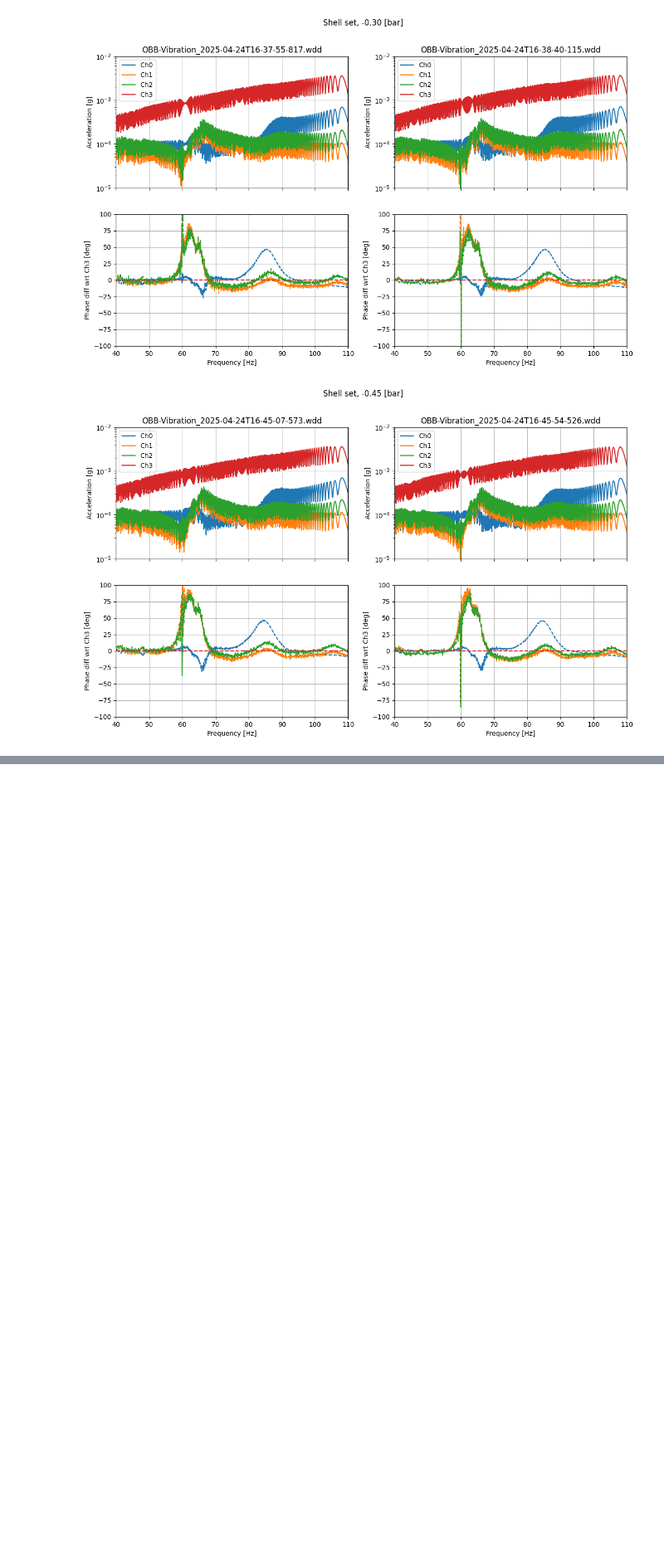
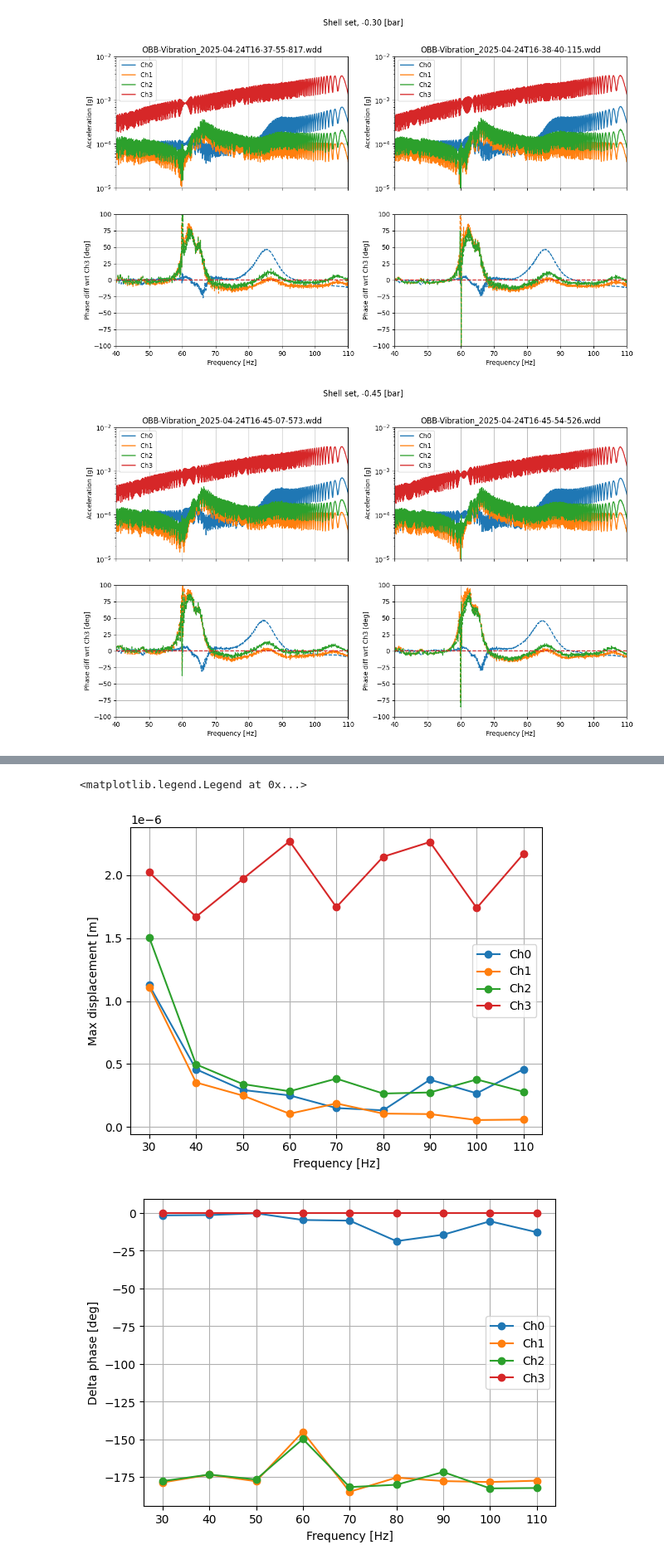
Before and after one commit to runabriguglio/SPLATT, a Jupyter notebook: splattsw/testAnalyseSweepAcc.ipynb, the cells around one changed output, grey strips where cells are left out. Shown at 83% size. Drawn from its saved outputs; the diff is of its cells as text; code cells hidden in the pictures; blank space fills up the shorter version.

```diff
--- a/splattsw/testAnalyseSweepAcc.ipynb
+++ b/splattsw/testAnalyseSweepAcc.ipynb
@@ -159,0 +187,60 @@ analyse_wdflist(wdflist, titles = ['Shell RIP, -0.00 [bar]', 'Shell set, -0.00 [
+# %%
+single_freq_wdfs = ['OBB-Vibration_2025-04-28T11-24-21-198.wdd',
+                    'OBB-Vibration_2025-04-28T11-25-06-847.wdd',
+                    'OBB-Vibration_2025-04-28T11-25-52-527.wdd',
+                    'OBB-Vibration_2025-04-28T11-26-38-168.wdd',
+                    'OBB-Vibration_2025-04-28T11-27-23-827.wdd',
+                    'OBB-Vibration_2025-04-28T11-28-09-464.wdd',
+                    'OBB-Vibration_2025-04-28T11-28-55-143.wdd',
+                    'OBB-Vibration_2025-04-28T11-29-40-787.wdd',
+                    'OBB-Vibration_2025-04-28T11-30-26-461.wdd']
+
+f_vec = np.arange(9)*10+30
+
+max_disp = np.zeros([len(f_vec),4])
+dphi = np.zeros([len(f_vec),4])
+
+for k,f in enumerate(f_vec):
+    spe,ff,phi = analyse_wdfile(single_freq_wdfs[k])
+
+    #fig, axes = plt.subplots(2,1, sharex=True, figsize=(8,6))
+    om = 2*np.pi*ff
+    disp = spe * 9.807 / np.maximum((10*np.pi)**2,om**2)
+    #axes[0].plot(ff,disp.T)
+    #axes[0].grid(True)
+    #axes[0].set_xlim([min(f_vec)-10,max(f_vec)+10])
+    #axes[0].set_yscale('log')
+    #axes[0].set_ylabel('Displacement [m]')
+    #axes[0].legend(('Ch0','Ch1','Ch2','Ch3'))
+
+    max_disp[k] = np.max(disp,axis=1)
+    id = np.argmax(disp[3])
+    phi_max = phi[:,id]
+    dphi[k] = phi_max - phi_max[3]
+
+    dphi[k] = dphi[k] * (dphi[k] < 0) -dphi[k] * (dphi[k] > 0)
+
+    #axes[1].plot(ff,phi.T*180/np.pi)
+    #axes[1].grid(True)
+    #axes[1].set_ylabel('Phase [deg]')
+    #axes[1].set_xlabel('Frequency [Hz]')
+
+    #fig.suptitle(f'Frequency {f:1.0f} [Hz]')
+
+plt.figure()
+plt.plot(f_vec,max_disp,'-o')
+plt.grid(True)
+plt.xlabel('Frequency [Hz]')
+plt.ylabel('Max displacement [m]')
+plt.legend(('Ch0','Ch1','Ch2','Ch3'))
+
+plt.figure()
+plt.plot(f_vec,dphi*180/np.pi,'-o')
+plt.grid(True)
+plt.xlabel('Frequency [Hz]')
+plt.ylabel('Delta phase [deg]')
+plt.legend(('Ch0','Ch1','Ch2','Ch3'))
+# %% [output]
+<matplotlib.legend.Legend at 0x...>
+[figure, added]
+[figure, added]
```
Also changed, not shown: parts of 1 cell of this notebook, 1 other file.
